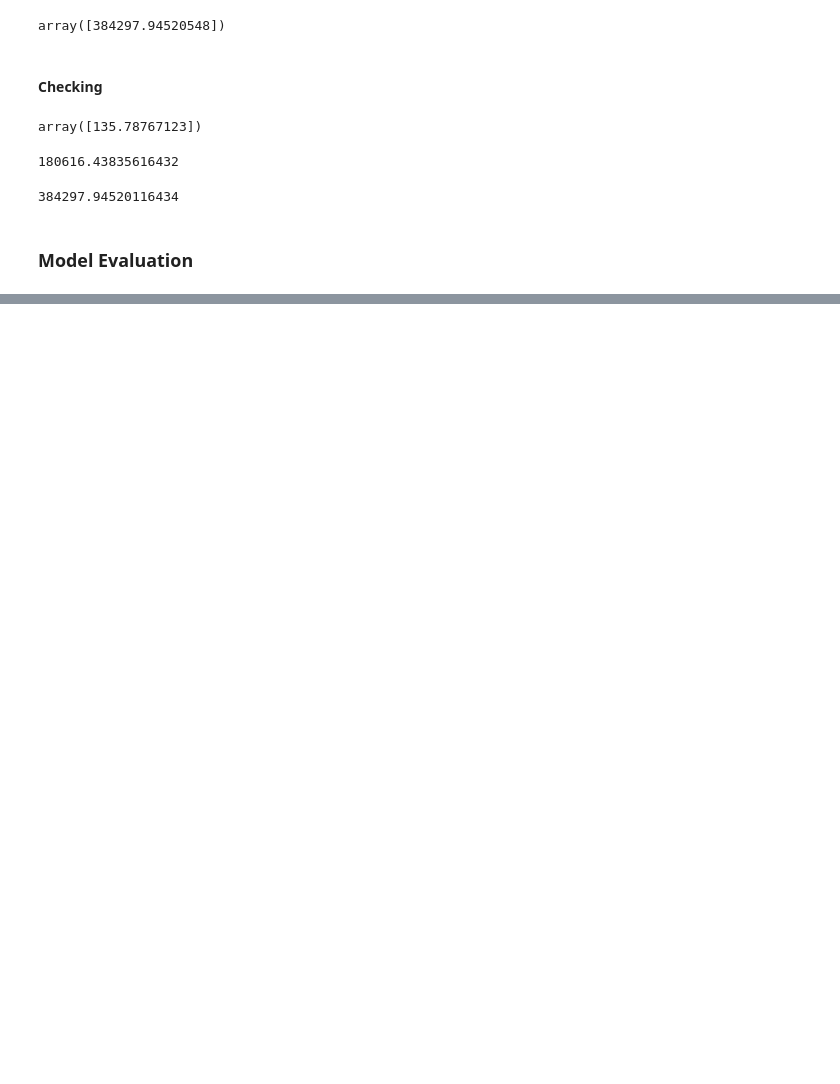
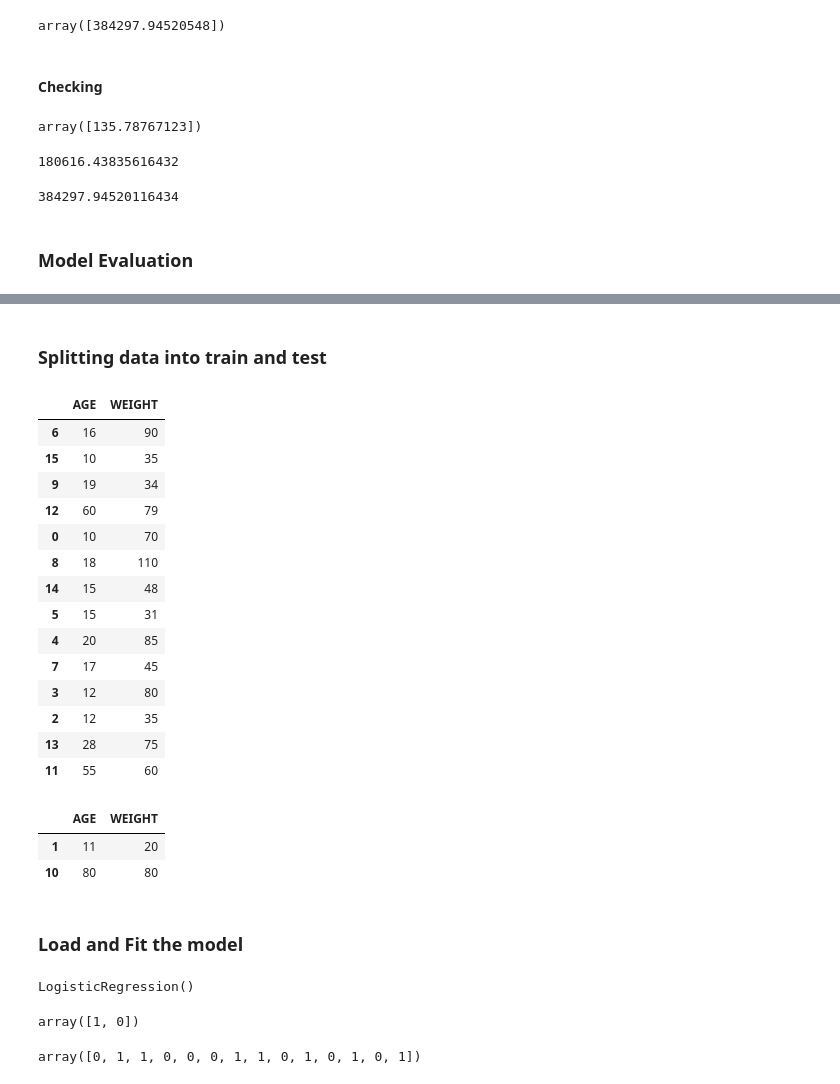
Before and after one commit to Rayz4010/mlops, a Jupyter notebook: workshop/machine_learning.ipynb, the cells around one changed output, grey strips where cells are left out. Drawn from its saved outputs; the diff is of its cells as text; code cells hidden in the pictures; blank space fills up the shorter version.

```diff
--- a/workshop/machine_learning.ipynb
+++ b/workshop/machine_learning.ipynb
@@ -153,0 +329,36 @@ from sklearn.metrics import r2_score as r2
+# %% [markdown]
+### **Splitting data into train and test**
+# %%
+#split into train and test
+x_train,x_test,y_train,y_test=tts(x,y,test_size=0.1,random_state=90)
+# %%
+x_train
+# %% [output]
+|  | AGE | WEIGHT |
+| 6 | 16 | 90 |
+| 15 | 10 | 35 |
+| 9 | 19 | 34 |
+| 12 | 60 | 79 |
+| 0 | 10 | 70 |
+| 8 | 18 | 110 |
+| 14 | 15 | 48 |
+| 5 | 15 | 31 |
+| 4 | 20 | 85 |
+| 7 | 17 | 45 |
+| 3 | 12 | 80 |
+| 2 | 12 | 35 |
+| 13 | 28 | 75 |
+| 11 | 55 | 60 |
+# %%
+x_test
+# %% [output]
+|  | AGE | WEIGHT |
+| 1 | 11 | 20 |
+| 10 | 80 | 80 |
+# %% [markdown]
+### **Load and Fit the model**
+# %%
+lr=LogisticRegression()
+lr.fit(x_train,y_train)
+# %% [output]
+LogisticRegression()
@@ -153,0 +368,8 @@ from sklearn.metrics import r2_score as r2
+# %%
+test_pred
+# %% [output]
+array([1, 0])
+# %%
+train_pred
+# %% [output]
+array([0, 1, 1, 0, 0, 0, 1, 1, 0, 1, 0, 1, 0, 1])
```
Also changed, not shown: parts of 37 cells of this notebook, 1 other file.
